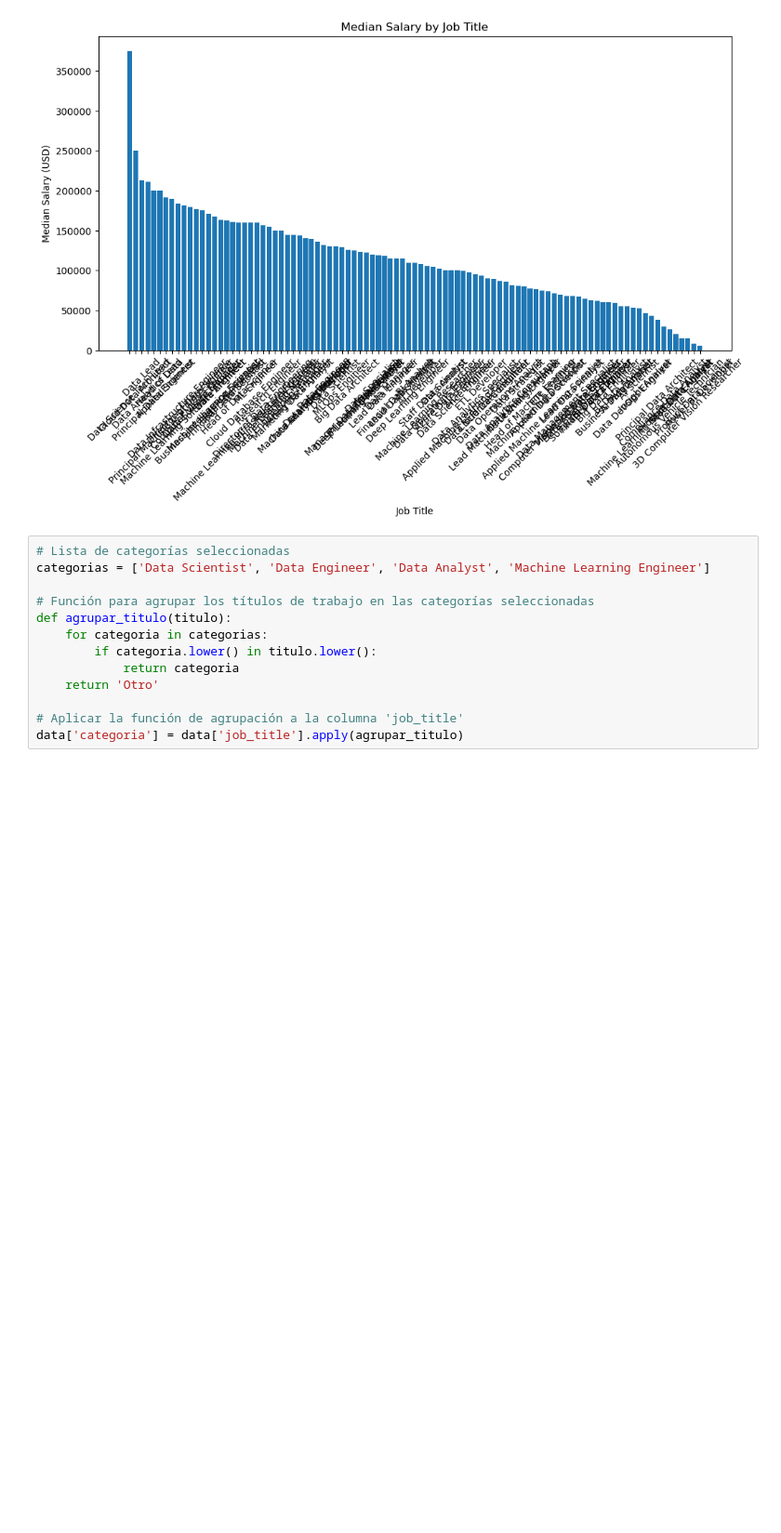
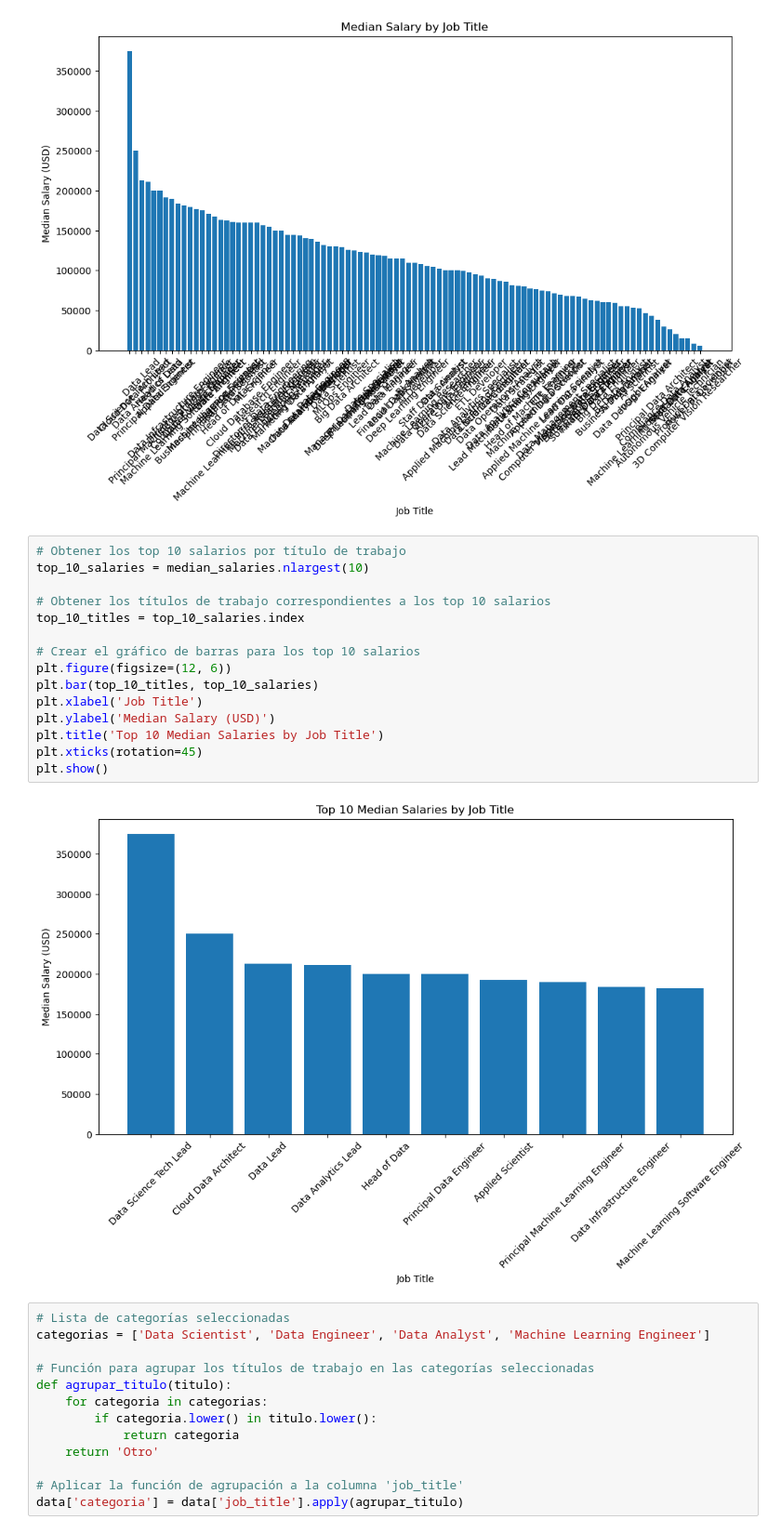
Before and after one commit to JuanMCP/proyecto-portafolio, a Jupyter notebook: data/Data Science Salary/2023_Analisis_Inicial.ipynb, the cells around one changed output. Shown at 93% size. Drawn from its saved outputs; the diff is of its cells as text; blank space fills up the shorter version.

```diff
--- a/data/Data Science Salary/2023_Analisis_Inicial.ipynb
+++ b/data/Data Science Salary/2023_Analisis_Inicial.ipynb
@@ -122,6 +122,23 @@ plt.xticks(rotation=45)
 plt.show()
 # %% [output]
 [figure]
+# %%
+# Obtener los top 10 salarios por título de trabajo
+top_10_salaries = median_salaries.nlargest(10)
+
+# Obtener los títulos de trabajo correspondientes a los top 10 salarios
+top_10_titles = top_10_salaries.index
+
+# Crear el gráfico de barras para los top 10 salarios
+plt.figure(figsize=(12, 6))
+plt.bar(top_10_titles, top_10_salaries)
+plt.xlabel('Job Title')
+plt.ylabel('Median Salary (USD)')
+plt.title('Top 10 Median Salaries by Job Title')
+plt.xticks(rotation=45)
+plt.show()
+# %% [output]
+[figure, added]
 # %%
 # Lista de categorías seleccionadas
 categorias = ['Data Scientist', 'Data Engineer', 'Data Analyst', 'Machine Learning Engineer']
```
Also changed, not shown: parts of 9 cells of this notebook.
